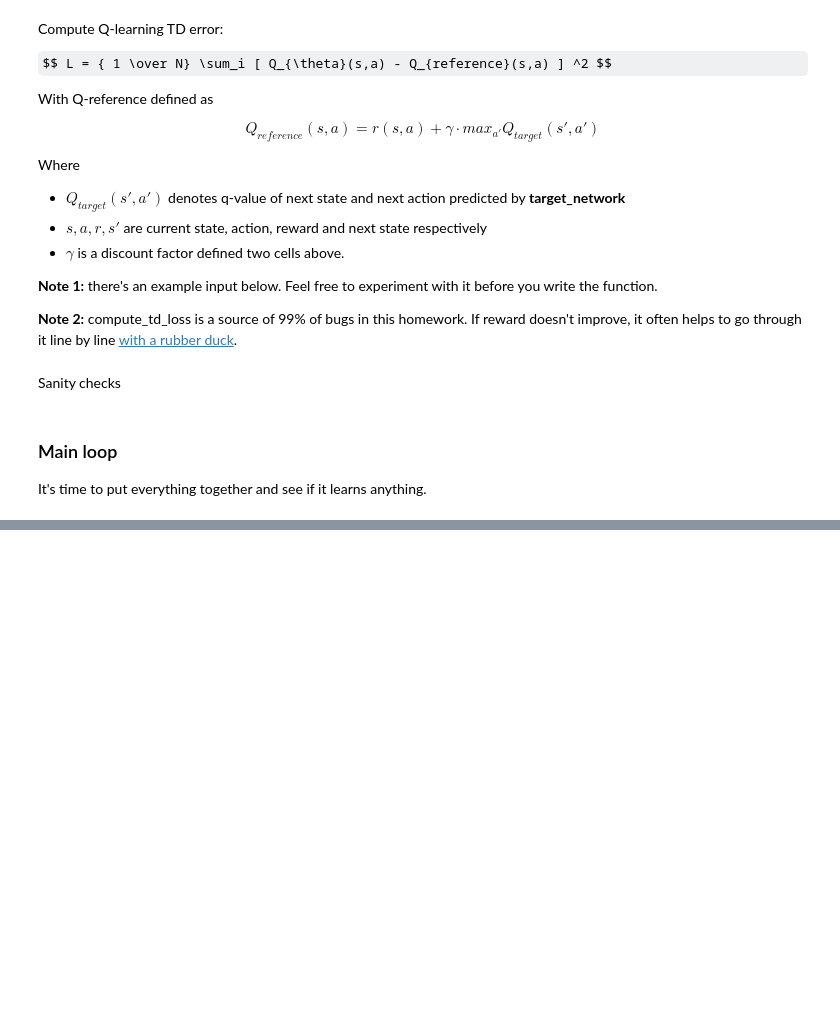
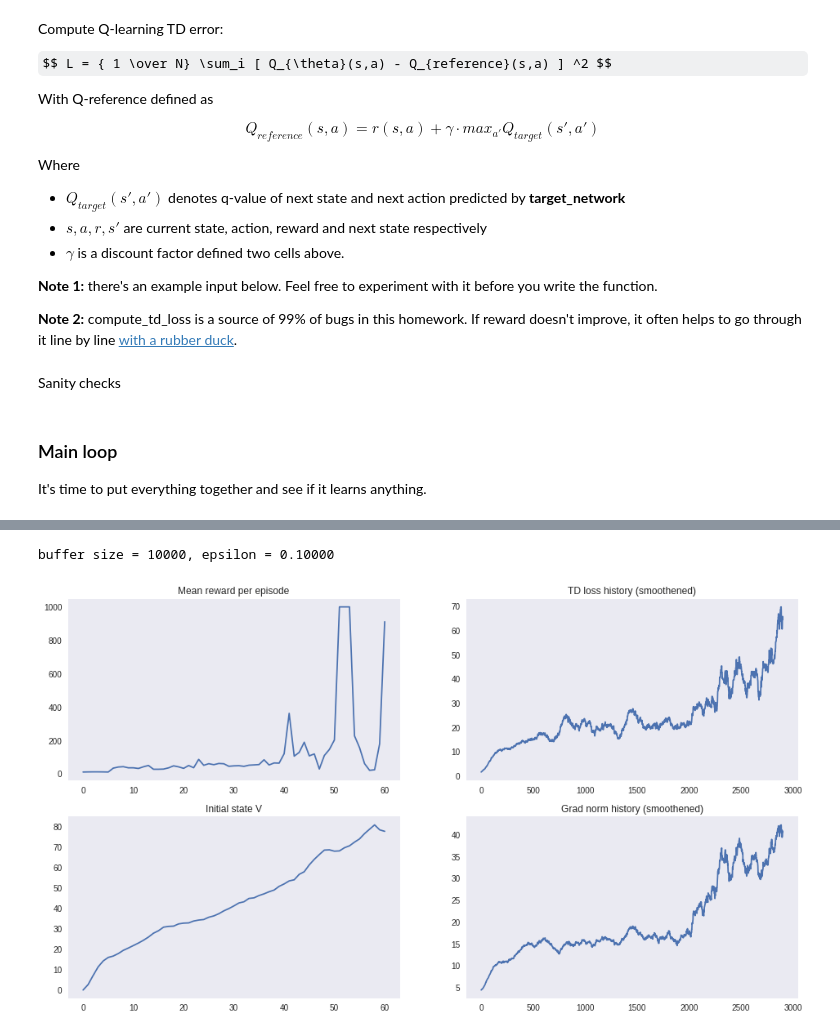
Before and after one commit to furiousteabag/ml-mipt-advanced, a Jupyter notebook: homeworks/lab2_rl/lab2_dqn_debug.ipynb, the cells around one changed output, grey strips where cells are left out. Drawn from its saved outputs; the diff is of its cells as text; code cells hidden in the pictures; some formulas as TeX source; blank space fills up the shorter version.

```diff
--- a/homeworks/lab2_rl/lab2_dqn_debug.ipynb
+++ b/homeworks/lab2_rl/lab2_dqn_debug.ipynb
@@ -565,2 +432,0 @@ reward: 200.0
-# %%
-show_run(video_folder, rewards, worse=True)
@@ -676,7 +668,7 @@ obs_batch, act_batch, reward_batch, next_obs_batch, is_done_batch = exp_replay.s
 
 assert len(exp_replay) == 10, "experience replay size should be 10 because that's what maximum capacity is"
 # %%
-def play_and_record(initial_state, agent, env, exp_replay, n_steps=1):
+def play_and_record(initial_state, agent, env, exp_replay, n_steps=1, greedy=False):
     """
     Play the game for exactly n steps, record every (s,a,r,s', done) to replay buffer.
     Whenever game ends, add record with done=True and reset the game.
@@ -689,8 +681,18 @@ def play_and_record(initial_state, agent, env, exp_replay, n_steps=1):
     s = initial_state
     sum_rewards = 0
 
-    # Play the game for n_steps as per instructions above
-    <YOUR CODE >
+    for _ in range(n_steps):
+
+        qvalues = agent.get_qvalues([s])
+        action = qvalues.argmax(axis=-1)[0] if greedy else agent.sample_actions(qvalues)[0]
+        new_state, reward, done, _ = env.step(action)
+        exp_replay.add(s, action, reward, new_state, done)
+
+        s = new_state
+        sum_rewards += reward
+
+        if done:
+            env.reset()
 
     return sum_rewards, s
 # %%
@@ -793,7 +799,7 @@ def compute_td_loss(states, actions, rewards, next_states, is_done,
         len(actions)), actions]
 
     # compute V*(next_states) using predicted next q-values
-    next_state_values = <YOUR CODE>
+    next_state_values = predicted_next_qvalues.max(dim=1).values
 
     assert next_state_values.dim(
     ) == 1 and next_state_values.shape[0] == states.shape[0], "must predict one value per state"
@@ -801,7 +807,7 @@ def compute_td_loss(states, actions, rewards, next_states, is_done,
     # compute "target q-values" for loss - it's what's inside square parentheses in the above formula.
     # at the last state use the simplified formula: Q(s,a) = r(s,a) since s' doesn't exist
     # you can multiply next state values by is_not_done to achieve this.
-    target_qvalues_for_actions = <YOUR CODE>
+    target_qvalues_for_actions = rewards + gamma * next_state_values * is_not_done
 
     # mean squared error loss to minimize
     loss = torch.mean((predicted_qvalues_for_actions -
@@ -872,7 +884,7 @@ print(len(exp_replay))
 # %%
 timesteps_per_epoch = 1
 batch_size = 32
-total_steps = 4 * 10**4
+total_steps = 6 * 10**4
 decay_steps = 1 * 10**4
 
 opt = torch.optim.Adam(agent.parameters(), lr=1e-4)
@@ -908,9 +920,11 @@ for step in trange(total_steps + 1):
     _, state = play_and_record(state, agent, env, exp_replay, timesteps_per_epoch)
 
     # train
-    < sample batch_size of data from experience replay >
+    obs_batch, act_batch, reward_batch, next_obs_batch, is_done_batch = exp_replay.sample(batch_size)
 
-    loss = < compute TD loss >
+    loss = compute_td_loss(
+        obs_batch, act_batch, reward_batch, next_obs_batch, is_done_batch,
+        agent, target_network, gamma=0.99, check_shapes=True)
 
     loss.backward()
     grad_norm = nn.utils.clip_grad_norm_(agent.parameters(), max_grad_norm)
@@ -919,11 +933,11 @@ for step in trange(total_steps + 1):
 
     if step % loss_freq == 0:
         td_loss_history.append(loss.data.cpu().item())
-        grad_norm_history.append(grad_norm)
+        grad_norm_history.append(grad_norm.cpu().item())
 
     if step % refresh_target_network_freq == 0:
         # Load agent weights into target_network
-        <YOUR CODE >
+        target_network.load_state_dict(agent.state_dict())
 
     if step % eval_freq == 0:
         # eval the agent
@@ -935,33 +949,36 @@ for step in trange(total_steps + 1):
         )
         initial_state_v_history.append(np.max(initial_state_q_values))
 
         clear_output(True)
         print("buffer size = %i, epsilon = %.5f" %
               (len(exp_replay), agent.epsilon))
 
         plt.figure(figsize=[16, 9])
         plt.subplot(2, 2, 1)
         plt.title("Mean reward per episode")
         plt.plot(mean_rw_history)
         plt.grid()
 
         assert not np.isnan(td_loss_history[-1])
         plt.subplot(2, 2, 2)
         plt.title("TD loss history (smoothened)")
         plt.plot(utils.smoothen(td_loss_history))
         plt.grid()
 
         plt.subplot(2, 2, 3)
         plt.title("Initial state V")
         plt.plot(initial_state_v_history)
         plt.grid()
 
         plt.subplot(2, 2, 4)
         plt.title("Grad norm history (smoothened)")
         plt.plot(utils.smoothen(grad_norm_history))
         plt.grid()
 
         plt.show()
+# %% [output]
+buffer size = 10000, epsilon = 0.10000
+[figure, added]
 # %%
 final_score = evaluate(
   make_env(),
```
Also changed, not shown: parts of 31 cells of this notebook.
